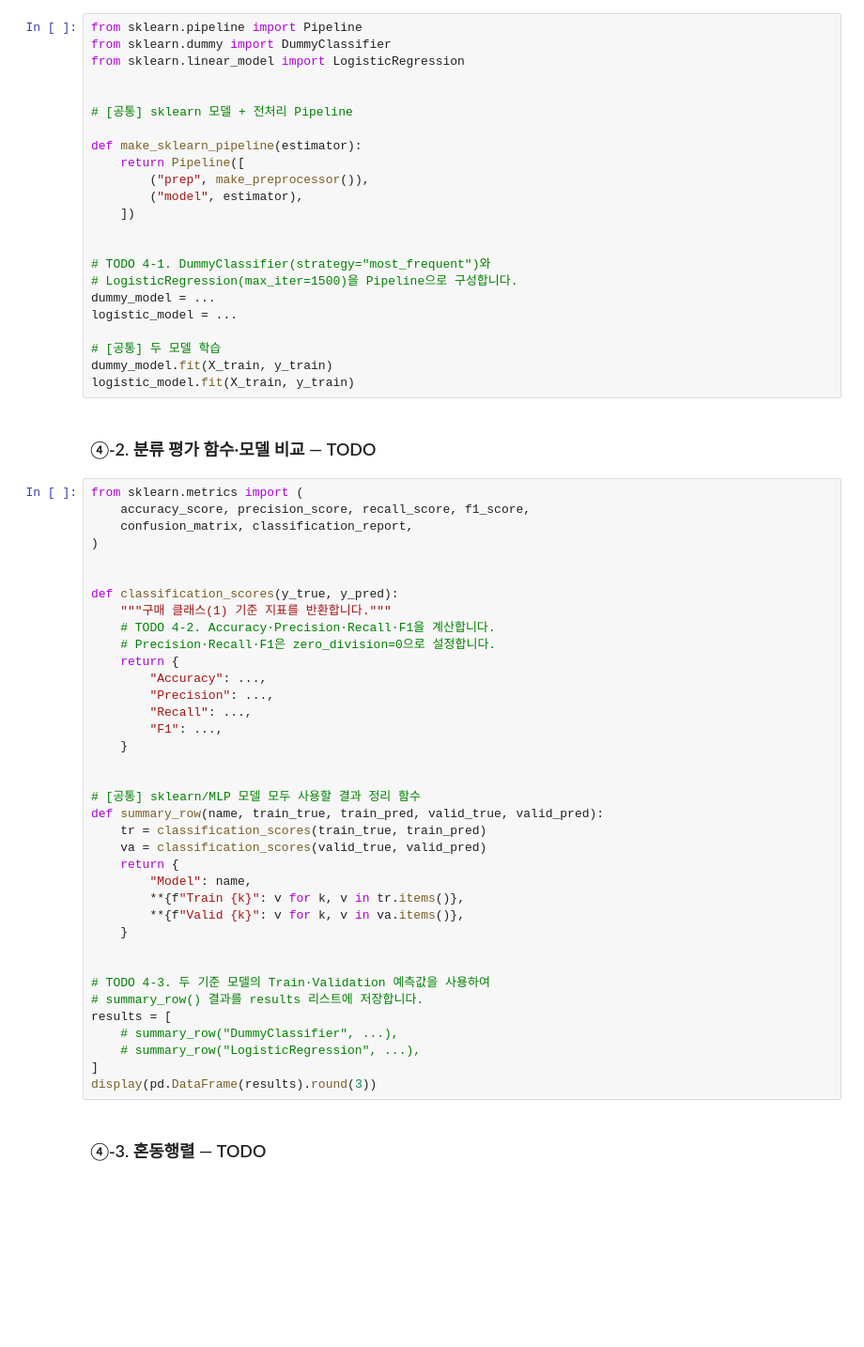
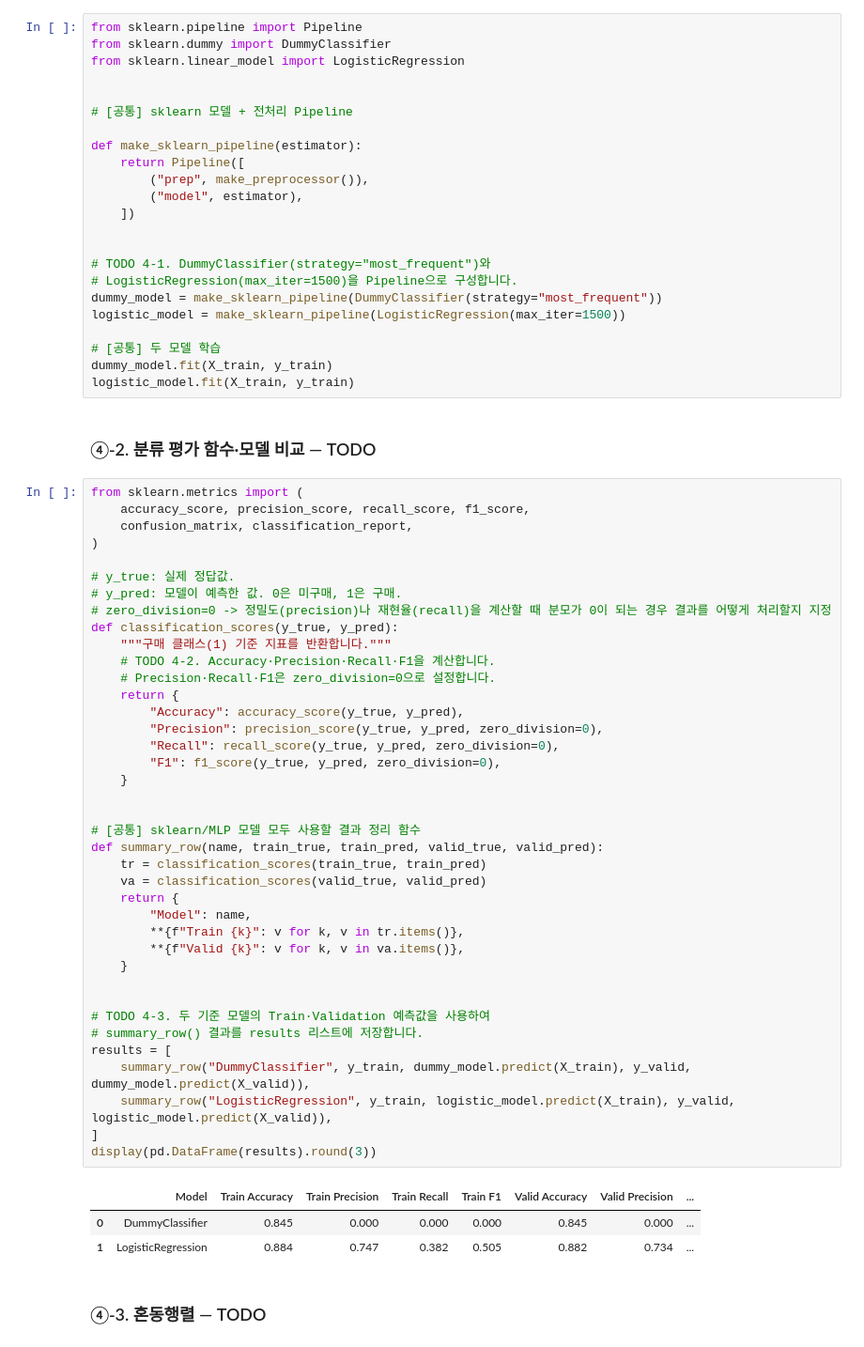
Before and after one commit to kingkingpo/ai-mini-projects, a Jupyter notebook: mini-project-01/code/02_classification_online_shopping.ipynb, the cells around one changed output. Shown at 94% size. Saved outputs shown, nothing was run; the diff lists cells and outputs as text; blank space fills up the shorter version.

```diff
--- a/mini-project-01/code/02_classification_online_shopping.ipynb
+++ b/mini-project-01/code/02_classification_online_shopping.ipynb
@@ -399,8 +398,8 @@ def make_sklearn_pipeline(estimator):
 
 # TODO 4-1. DummyClassifier(strategy="most_frequent")와
 # LogisticRegression(max_iter=1500)을 Pipeline으로 구성합니다.
-dummy_model = ...
-logistic_model = ...
+dummy_model = make_sklearn_pipeline(DummyClassifier(strategy="most_frequent"))
+logistic_model = make_sklearn_pipeline(LogisticRegression(max_iter=1500))
 
 # [공통] 두 모델 학습
 dummy_model.fit(X_train, y_train)
@@ -410,40 +409,46 @@ logistic_model.fit(X_train, y_train)
 # %%
 from sklearn.metrics import (
     accuracy_score, precision_score, recall_score, f1_score,
     confusion_matrix, classification_report,
 )
 
-
+# y_true: 실제 정답값.
+# y_pred: 모델이 예측한 값. 0은 미구매, 1은 구매.
+# zero_division=0 -> 정밀도(precision)나 재현율(recall)을 계산할 때 분모가 0이 되는 경우 결과를 어떻게 처리할지 지정
 def classification_scores(y_true, y_pred):
     """구매 클래스(1) 기준 지표를 반환합니다."""
     # TODO 4-2. Accuracy·Precision·Recall·F1을 계산합니다.
     # Precision·Recall·F1은 zero_division=0으로 설정합니다.
     return {
-        "Accuracy": ...,
-        "Precision": ...,
-        "Recall": ...,
-        "F1": ...,
+        "Accuracy": accuracy_score(y_true, y_pred),
+        "Precision": precision_score(y_true, y_pred, zero_division=0),
+        "Recall": recall_score(y_true, y_pred, zero_division=0),
+        "F1": f1_score(y_true, y_pred, zero_division=0),
     }
 
 
 # [공통] sklearn/MLP 모델 모두 사용할 결과 정리 함수
 def summary_row(name, train_true, train_pred, valid_true, valid_pred):
     tr = classification_scores(train_true, train_pred)
     va = classification_scores(valid_true, valid_pred)
     return {
         "Model": name,
         **{f"Train {k}": v for k, v in tr.items()},
         **{f"Valid {k}": v for k, v in va.items()},
     }
 
 
 # TODO 4-3. 두 기준 모델의 Train·Validation 예측값을 사용하여
 # summary_row() 결과를 results 리스트에 저장합니다.
 results = [
-    # summary_row("DummyClassifier", ...),
-    # summary_row("LogisticRegression", ...),
+    summary_row("DummyClassifier", y_train, dummy_model.predict(X_train), y_valid, dummy_model.predict(X_valid)),
+    summary_row("LogisticRegression", y_train, logistic_model.predict(X_train), y_valid, logistic_model.predict(X_valid)),
 ]
 display(pd.DataFrame(results).round(3))
+# %% [output]
+|  | Model | Train Accuracy | Train Precision | Train Recall | Train F1 | Valid Accuracy | Valid Precision | ... |
+| 0 | DummyClassifier | 0.845 | 0.000 | 0.000 | 0.000 | 0.845 | 0.000 | ... |
+| 1 | LogisticRegression | 0.884 | 0.747 | 0.382 | 0.505 | 0.882 | 0.734 | ... |
 # %% [markdown]
 ### ④-3. 혼동행렬 — TODO
 # %%
```
Also changed, not shown: parts of 2 cells of this notebook.
